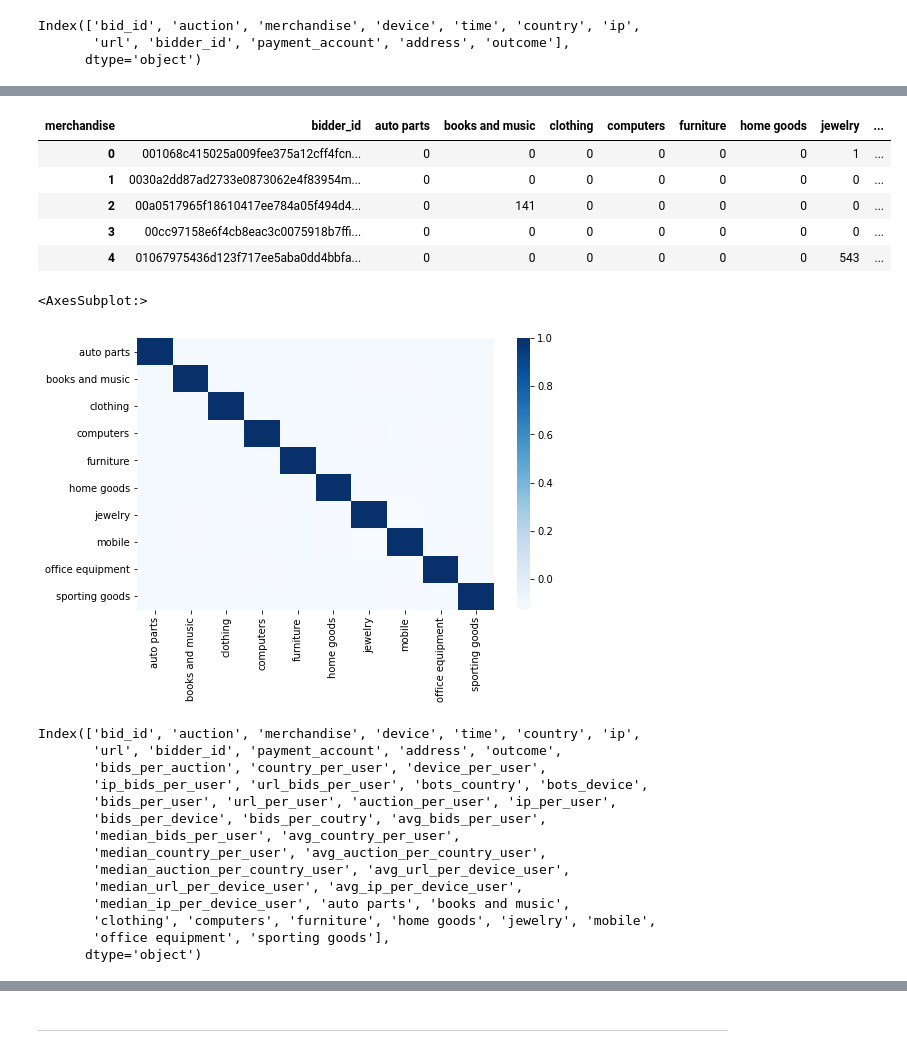
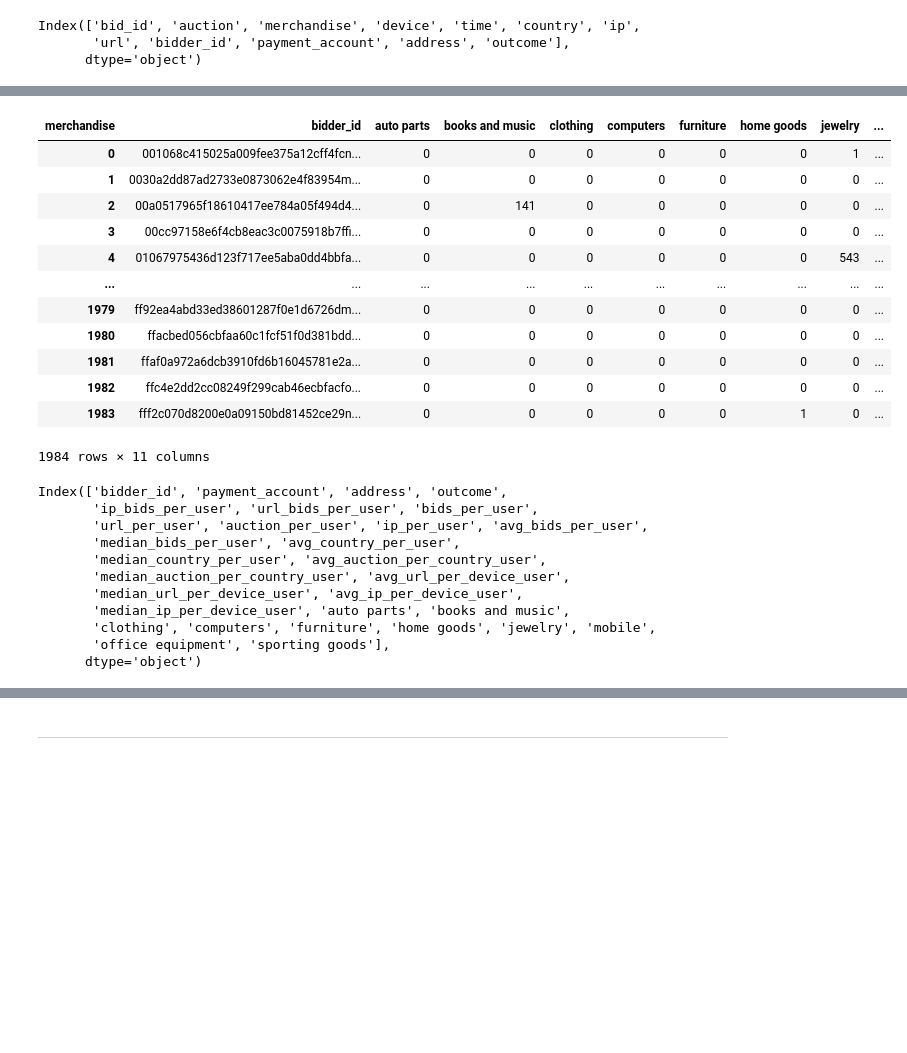
Before and after one commit to gabriellewald/auction-fraud-detection, a Jupyter notebook: notebooks/3_feature_engineering.ipynb, the cells around one changed output, grey strips where cells are left out. Cells and saved outputs as stored; diff of their text form; code cells hidden in the pictures; blank space fills up the shorter version.

```diff
--- a/notebooks/3_feature_engineering.ipynb
+++ b/notebooks/3_feature_engineering.ipynb
@@ -181,15 +277,11 @@ auction_df = pd.merge(auction_df, median_ip_per_device_user, on='bidder_id', how
 # %%
 # update column names
-auction_df.columns = ['bid_id', 'auction', 'merchandise', 'device', 'time',
-               'country', 'ip', 'url', 'bidder_id', 'payment_account', 'address',
-               'outcome', 'bids_per_auction', 'country_per_user',
-               'device_per_user', 'ip_bids_per_user', 'url_bids_per_user', 'bots_country',
-                'bots_device', 'bids_per_user', 'url_per_user', 'auction_per_user',
-                'ip_per_user', 'bids_per_device', 'bids_per_coutry', 'avg_bids_per_user',
-                'median_bids_per_user','avg_country_per_user', 'median_country_per_user', 'avg_auction_per_country_user',
-                'median_auction_per_country_user', 'avg_url_per_device_user', 'median_url_per_device_user',
-                'avg_ip_per_device_user', 'median_ip_per_device_user']
-print(auction_df.columns)
+train.columns = ['bidder_id', 'payment_account', 'address', 'outcome',
+                  'ip_bids_per_user', 'url_bids_per_user', 'bids_per_user', 'url_per_user', 'auction_per_user',
+                  'ip_per_user', 'avg_bids_per_user', 'median_bids_per_user', 'avg_country_per_user',
+                  'median_country_per_user', 'avg_auction_per_country_user', 'median_auction_per_country_user',
+                  'avg_url_per_device_user', 'median_url_per_device_user', 'avg_ip_per_device_user',
+                  'median_ip_per_device_user']
 
-auction_df
+print(train.columns)
 # %% [output]
@@ -378,59 +502,35 @@ sns.heatmap(corr_matrix.corr(),
 # %%
 # merchandise by user
 # rearrange merchandise to columns and have values as number of bids for each bidder
 merchandise = auction_df.pivot_table(index='bidder_id', columns='merchandise',
                  values='bid_id',
                  aggfunc = lambda x: len(x.unique()),
                                     fill_value=0)
 
 merchandise = merchandise.reset_index()
-merchandise.head()
+merchandise
 # %% [output]
 | merchandise | bidder_id | auto parts | books and music | clothing | computers | furniture | home goods | jewelry | ... |
 | 0 | 001068c415025a009fee375a12cff4fcn... | 0 | 0 | 0 | 0 | 0 | 0 | 1 | ... |
 | 1 | 0030a2dd87ad2733e0873062e4f83954m... | 0 | 0 | 0 | 0 | 0 | 0 | 0 | ... |
 | 2 | 00a0517965f18610417ee784a05f494d4... | 0 | 141 | 0 | 0 | 0 | 0 | 0 | ... |
 | 3 | 00cc97158e6f4cb8eac3c0075918b7ffi... | 0 | 0 | 0 | 0 | 0 | 0 | 0 | ... |
 | 4 | 01067975436d123f717ee5aba0dd4bbfa... | 0 | 0 | 0 | 0 | 0 | 0 | 543 | ... |
+| ... | ... | ... | ... | ... | ... | ... | ... | ... | ... |
+| 1979 | ff92ea4abd33ed38601287f0e1d6726dm... | 0 | 0 | 0 | 0 | 0 | 0 | 0 | ... |
+| 1980 | ffacbed056cbfaa60c1fcf51f0d381bdd... | 0 | 0 | 0 | 0 | 0 | 0 | 0 | ... |
+| 1981 | ffaf0a972a6dcb3910fd6b16045781e2a... | 0 | 0 | 0 | 0 | 0 | 0 | 0 | ... |
+| 1982 | ffc4e2dd2cc08249f299cab46ecbfacfo... | 0 | 0 | 0 | 0 | 0 | 0 | 0 | ... |
+| 1983 | fff2c070d8200e0a09150bd81452ce29n... | 0 | 0 | 0 | 0 | 0 | 1 | 0 | ... |
+1984 rows × 11 columns
-# %%
-# filter outcome
-outcome = auction_df[['bidder_id', 'outcome']]
-outcome = outcome.drop_duplicates().reset_index()
-
-# merge merchandise to outcome
-merchandise_outcome_df = merchandise.merge(outcome, how='left', on='bidder_id')
-merchandise_outcome_df.columns
-
-#merchandise_outcome_df
-
-# filter variables of interest
-df1 = merchandise_outcome_df[['auto parts', 'books and music', 'clothing', 'computers',
-       'furniture', 'home goods', 'jewelry', 'mobile', 'office equipment',
-       'sporting goods']]
-
-plt.figure(figsize=(8, 5))
-
-# plot the correlation matrix for the numerical values
-corr_matrix = df1.corr()
-sns.heatmap(corr_matrix.corr(),
-            xticklabels=corr_matrix.corr().columns,
-            yticklabels=corr_matrix.corr().columns,
-            cmap="Blues",
-            fmt='d')
-# %% [output]
-<AxesSubplot:>
-[figure, removed]
 # %%
 # merge auction_df to merchandise
-auction_df = pd.merge(auction_df, merchandise, on='bidder_id', how='left')
-print(auction_df.columns)
+df = pd.merge(train, merchandise, on='bidder_id', how='left')
+print(df.columns)
 # %% [output]
-Index(['bid_id', 'auction', 'merchandise', 'device', 'time', 'country', 'ip',
-       'url', 'bidder_id', 'payment_account', 'address', 'outcome',
-       'bids_per_auction', 'country_per_user', 'device_per_user',
-       'ip_bids_per_user', 'url_bids_per_user', 'bots_country', 'bots_device',
-       'bids_per_user', 'url_per_user', 'auction_per_user', 'ip_per_user',
-       'bids_per_device', 'bids_per_coutry', 'avg_bids_per_user',
+Index(['bidder_id', 'payment_account', 'address', 'outcome',
+       'ip_bids_per_user', 'url_bids_per_user', 'bids_per_user',
+       'url_per_user', 'auction_per_user', 'ip_per_user', 'avg_bids_per_user',
        'median_bids_per_user', 'avg_country_per_user',
        'median_country_per_user', 'avg_auction_per_country_user',
        'median_auction_per_country_user', 'avg_url_per_device_user',
```
Also changed, not shown: parts of 35 cells of this notebook, 1 other file.
